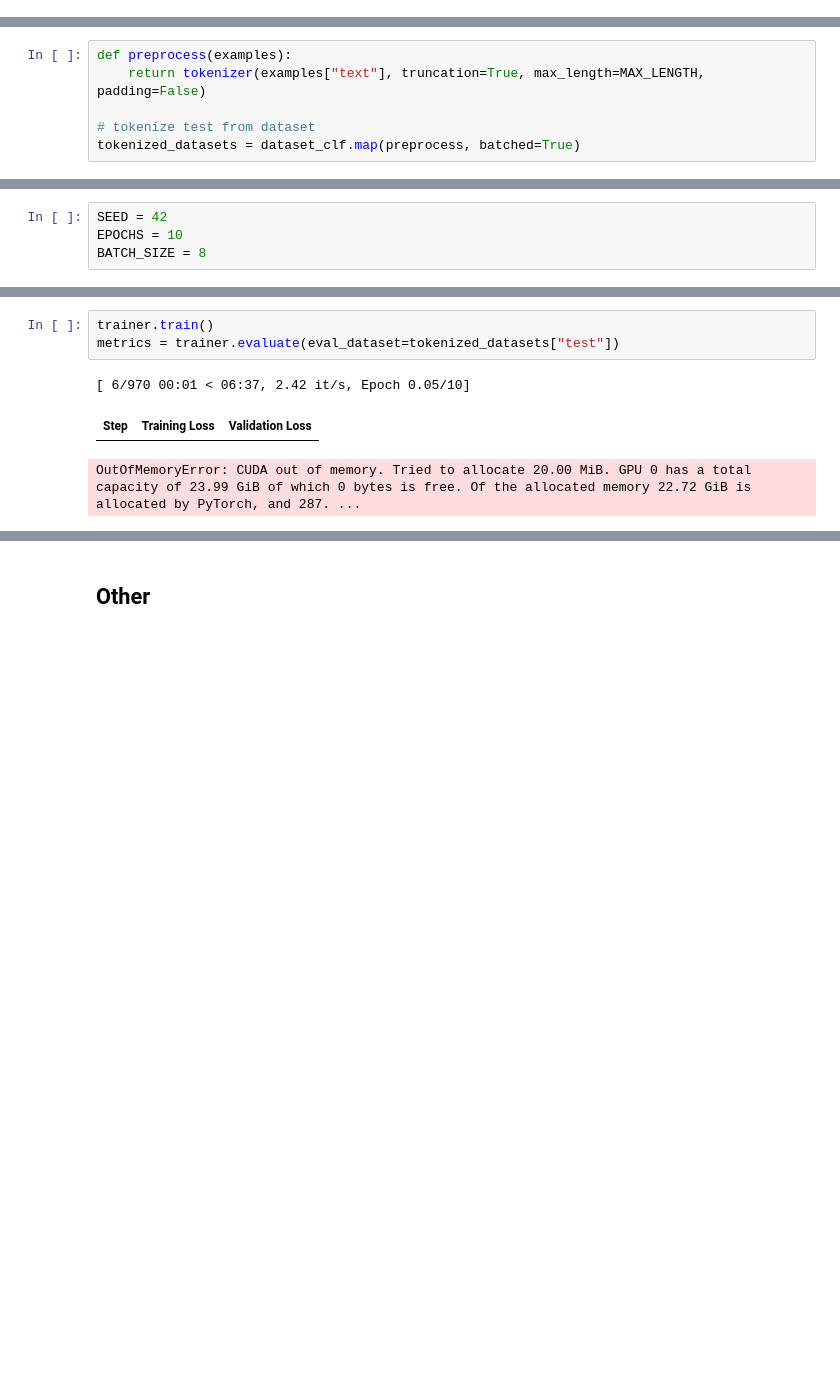
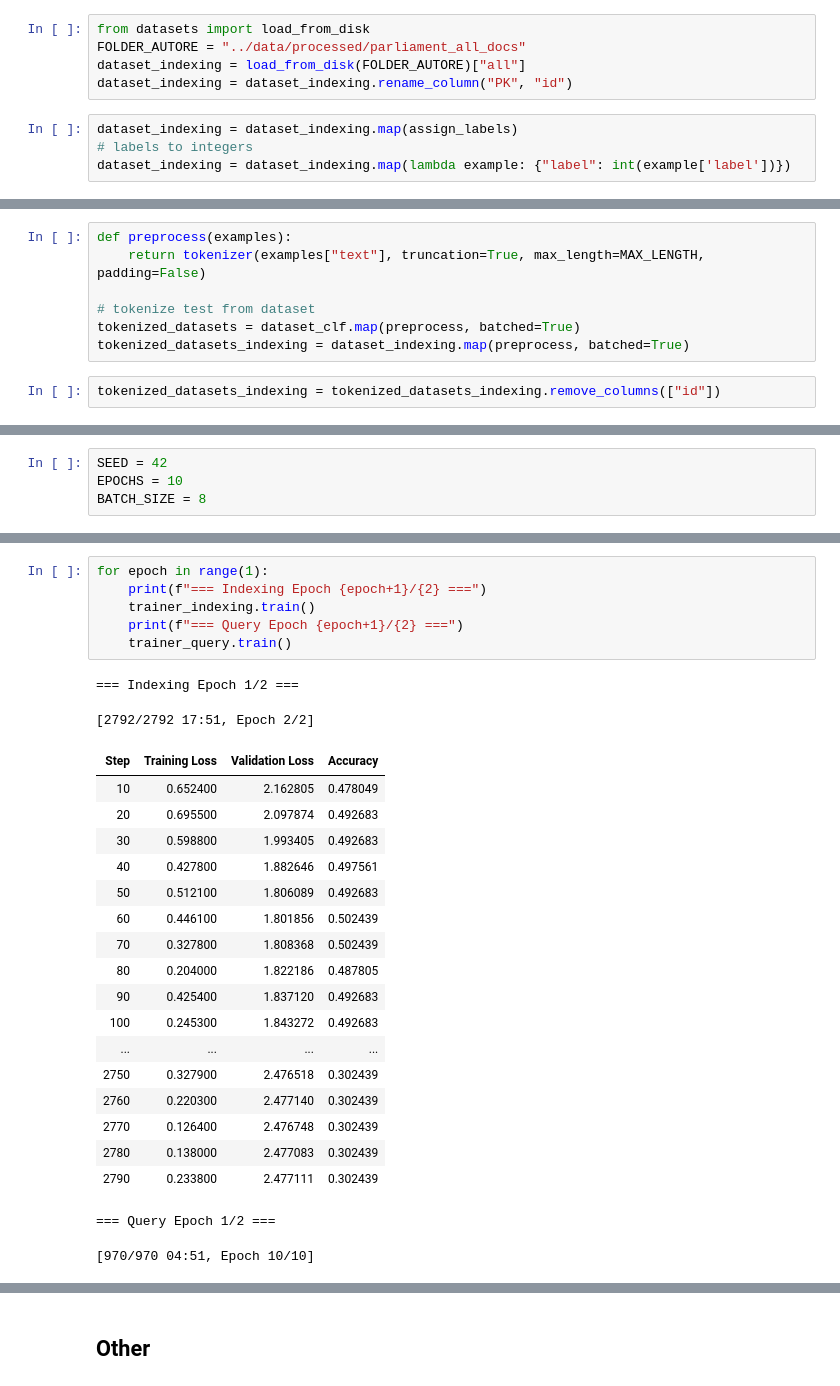
Before and after one commit to miguel-kjh/rag-experiments, a Jupyter notebook: notebooks/kmean_tree.ipynb, the cells around one changed output, grey strips where cells are left out. Saved outputs shown, nothing was run; the diff lists cells and outputs as text; blank space fills up the shorter version.

```diff
--- a/notebooks/kmean_tree.ipynb
+++ b/notebooks/kmean_tree.ipynb
@@ -683,3 +677,12 @@ OutOfMemoryError: CUDA out of memory. Tried to allocate 20.00 MiB. GPU 0 has a t
 # %%
 for p in model.base_model.model.score.parameters():
     p.requires_grad_(True)
+# %%
+from datasets import load_from_disk
+FOLDER_AUTORE = "../data/processed/parliament_all_docs"
+dataset_indexing = load_from_disk(FOLDER_AUTORE)["all"]
+dataset_indexing = dataset_indexing.rename_column("PK", "id")
+# %%
+dataset_indexing = dataset_indexing.map(assign_labels)
+# labels to integers
+dataset_indexing = dataset_indexing.map(lambda example: {"label": int(example['label'])})
@@ -689,6 +696,9 @@ def preprocess(examples):
 
 # tokenize test from dataset
 tokenized_datasets = dataset_clf.map(preprocess, batched=True)
+tokenized_datasets_indexing = dataset_indexing.map(preprocess, batched=True)
+# %%
+tokenized_datasets_indexing = tokenized_datasets_indexing.remove_columns(["id"])
 # %%
 data_collator = DataCollatorWithPadding(tokenizer=tokenizer, pad_to_multiple_of=8)
 
@@ -754,7 +797,28 @@ trainable params: 530,489,344 || all params: 1,126,539,264 || trainable%: 47.090
 # %%
-trainer.train()
-metrics = trainer.evaluate(eval_dataset=tokenized_datasets["test"])
+for epoch in range(1):
+    print(f"=== Indexing Epoch {epoch+1}/{2} ===")
+    trainer_indexing.train()
+    print(f"=== Query Epoch {epoch+1}/{2} ===")
+    trainer_query.train()
 # %% [output]
-[ 6/970 00:01 < 06:37, 2.42 it/s, Epoch 0.05/10]
+=== Indexing Epoch 1/2 ===
+[2792/2792 17:51, Epoch 2/2]
-| Step | Training Loss | Validation Loss |
+| Step | Training Loss | Validation Loss | Accuracy |
+| 10 | 0.652400 | 2.162805 | 0.478049 |
+| 20 | 0.695500 | 2.097874 | 0.492683 |
+| 30 | 0.598800 | 1.993405 | 0.492683 |
+| 40 | 0.427800 | 1.882646 | 0.497561 |
+| 50 | 0.512100 | 1.806089 | 0.492683 |
+| 60 | 0.446100 | 1.801856 | 0.502439 |
+| 70 | 0.327800 | 1.808368 | 0.502439 |
+| 80 | 0.204000 | 1.822186 | 0.487805 |
+| 90 | 0.425400 | 1.837120 | 0.492683 |
+| 100 | 0.245300 | 1.843272 | 0.492683 |
+| ... | ... | ... | ... |
+| 2750 | 0.327900 | 2.476518 | 0.302439 |
+| 2760 | 0.220300 | 2.477140 | 0.302439 |
+| 2770 | 0.126400 | 2.476748 | 0.302439 |
+| 2780 | 0.138000 | 2.477083 | 0.302439 |
+| 2790 | 0.233800 | 2.477111 | 0.302439 |
-OutOfMemoryError: CUDA out of memory. Tried to allocate 20.00 MiB. GPU 0 has a total capacity of 23.99 GiB of which 0 bytes is free. Of the allocated memory 22.72 GiB is allocated by PyTorch, and 287. ...
+=== Query Epoch 1/2 ===
+[970/970 04:51, Epoch 10/10]
```
Also changed, not shown: parts of 26 cells of this notebook, 2 other files.
